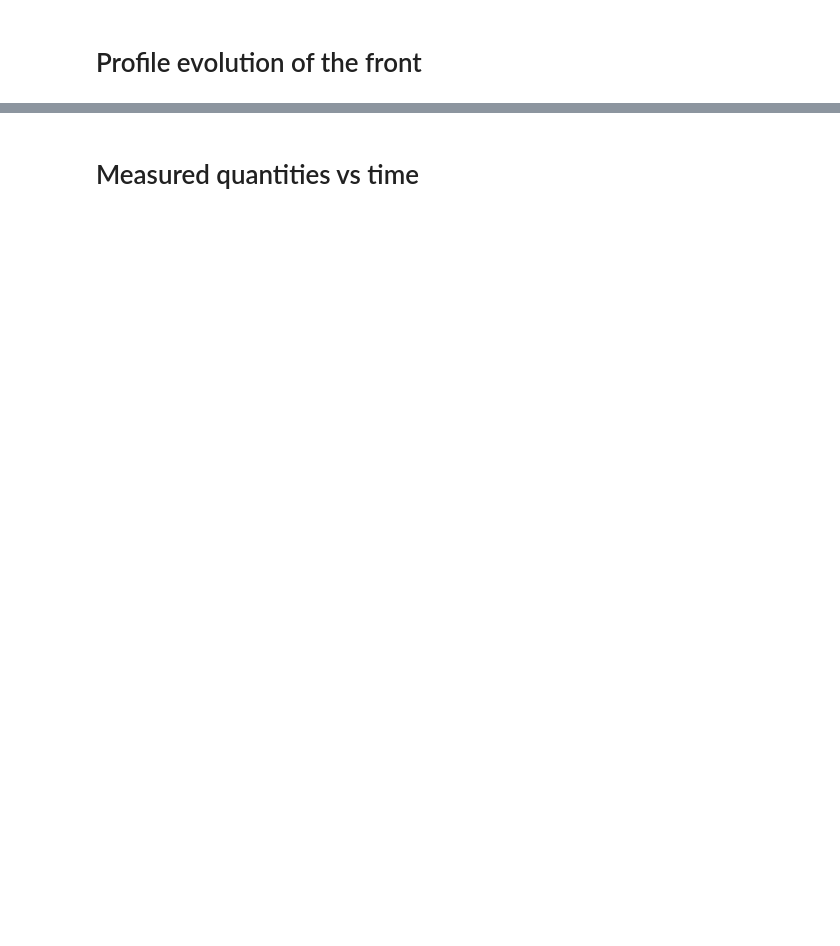
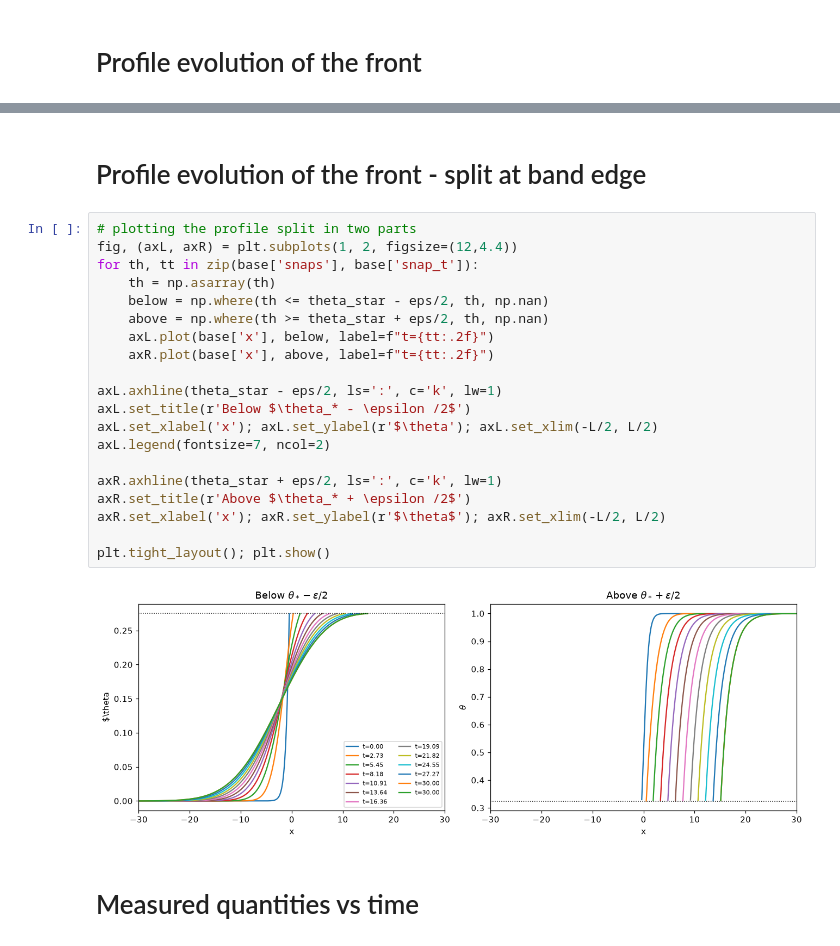
Before and after one commit to leelalaliott/turbulent_cooling_fronts, a Jupyter notebook: 1d_local_reac_diff_front.ipynb, the cells around one changed output, grey strips where cells are left out. Saved outputs shown, nothing was run; the diff lists cells and outputs as text; blank space fills up the shorter version.

```diff
--- a/1d_local_reac_diff_front.ipynb
+++ b/1d_local_reac_diff_front.ipynb
@@ -229,3 +317,27 @@ ax.legend(fontsize=8, ncol=2); plt.tight_layout(); plt.show()
+# %% [markdown]
+# Profile evolution of the front - split at band edge
+# %%
+# plotting the profile split in two parts
+fig, (axL, axR) = plt.subplots(1, 2, figsize=(12,4.4))
+for th, tt in zip(base['snaps'], base['snap_t']):
+    th = np.asarray(th)
+    below = np.where(th <= theta_star - eps/2, th, np.nan)
+    above = np.where(th >= theta_star + eps/2, th, np.nan)
+    axL.plot(base['x'], below, label=f"t={tt:.2f}")
+    axR.plot(base['x'], above, label=f"t={tt:.2f}")
+
+axL.axhline(theta_star - eps/2, ls=':', c='k', lw=1)
+axL.set_title(r'Below $\theta_* - \epsilon /2$')
+axL.set_xlabel('x'); axL.set_ylabel(r'$\theta'); axL.set_xlim(-L/2, L/2)
+axL.legend(fontsize=7, ncol=2)
+
+axR.axhline(theta_star + eps/2, ls=':', c='k', lw=1)
+axR.set_title(r'Above $\theta_* + \epsilon /2$')
+axR.set_xlabel('x'); axR.set_ylabel(r'$\theta$'); axR.set_xlim(-L/2, L/2)
+
+plt.tight_layout(); plt.show()
+# %% [output]
+[figure, added]
 # %% [markdown]
 # Measured quantities vs time
 # %%
```
Also changed, not shown: parts of 27 cells of this notebook, 13 other files.
